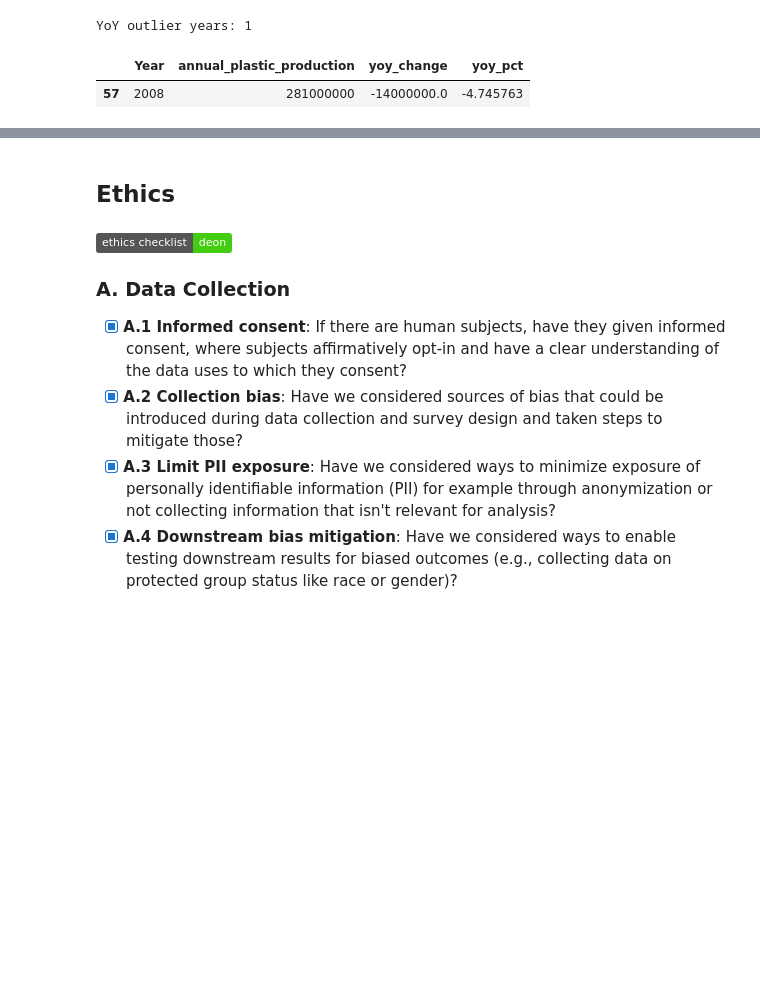
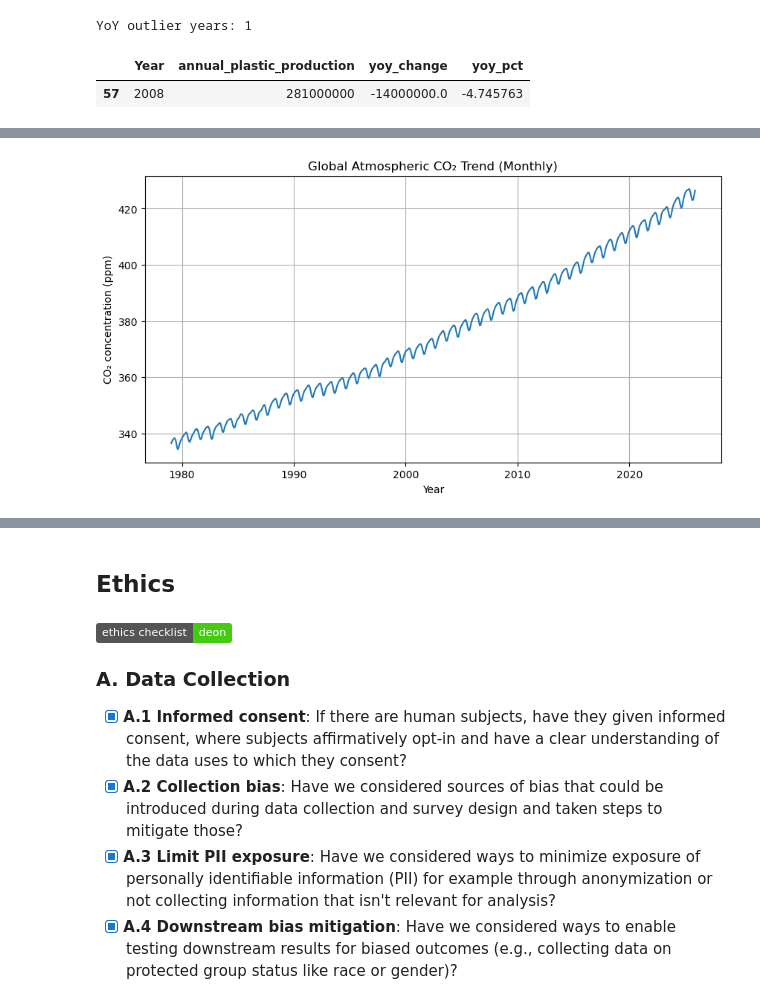
Before and after one commit to COGS108/Group013_WI26, a Jupyter notebook: 02-EDACheckpoint.ipynb, the cells around one changed output, grey strips where cells are left out. Drawn from its saved outputs; the diff is of its cells as text; code cells hidden in the pictures; badges without logos; blank space fills up the shorter version.

```diff
--- a/02-EDACheckpoint.ipynb
+++ b/02-EDACheckpoint.ipynb
@@ -755,0 +777,14 @@ YoY outlier years: 1
+# %%
+import matplotlib.pyplot as plt
+
+plt.figure(figsize=(10,5))
+plt.plot(co2_monthly['decimal'], co2_monthly['average'])
+
+plt.xlabel("Year")
+plt.ylabel("CO₂ concentration (ppm)")
+plt.title("Global Atmospheric CO₂ Trend (Monthly)")
+plt.grid(True)
+
+plt.show()
+# %% [output]
+[figure, added]
```
Also changed, not shown: parts of 10 cells of this notebook.
